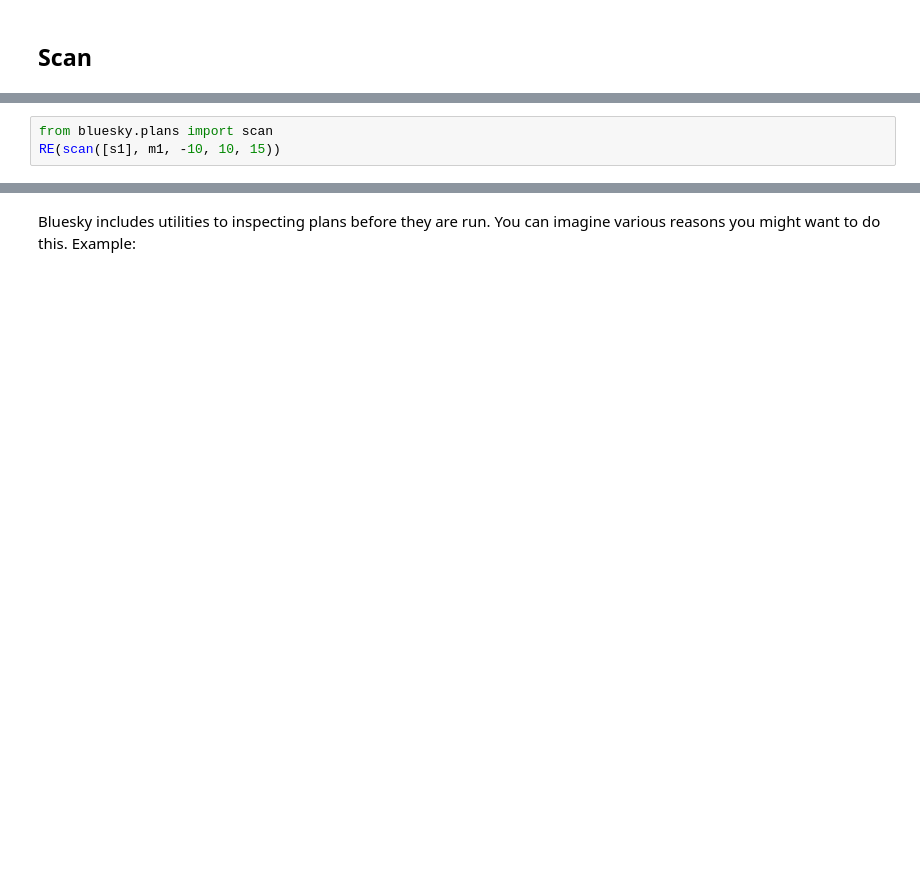
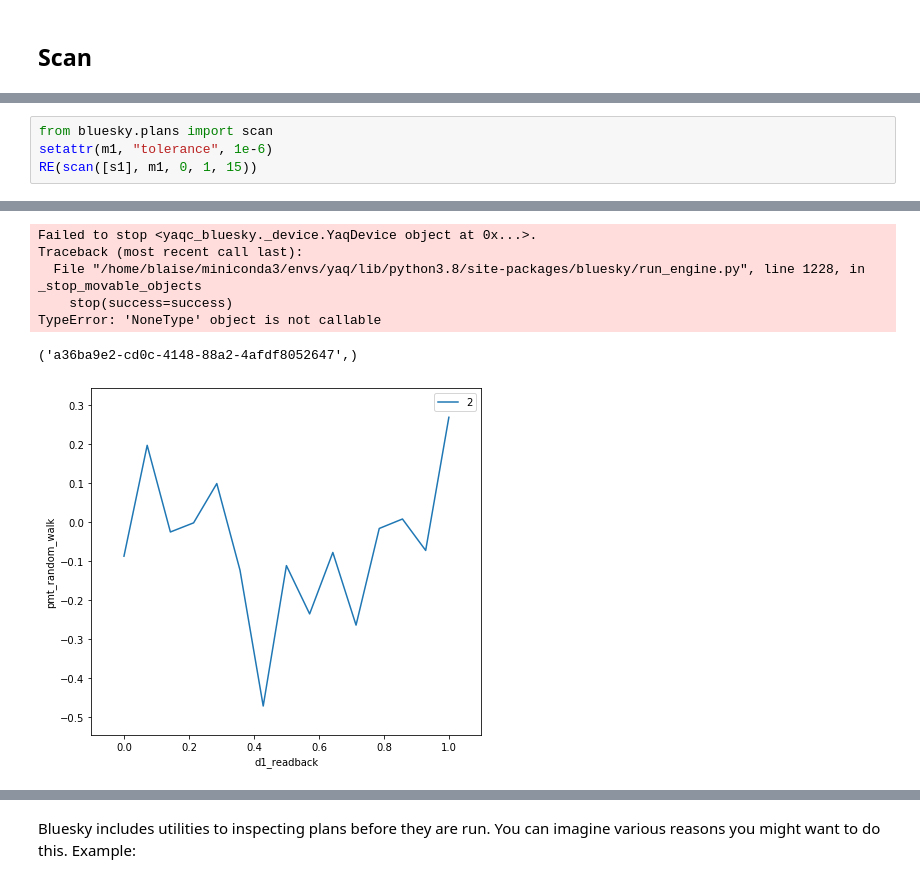
Before and after one commit to bluesky/yaqc-bluesky, a Jupyter notebook: binder/hello-bluesky.ipynb, the cells around one changed output, grey strips where cells are left out. Cells and saved outputs as stored; diff of their text form; blank space fills up the shorter version.

```diff
--- a/binder/hello-bluesky.ipynb
+++ b/binder/hello-bluesky.ipynb
@@ -45,3 +79,5 @@ RE(count([s1]))
 # %%
 from bluesky.plans import scan
-RE(scan([s1], m1, -10, 10, 15))
+setattr(m1, "tolerance", 1e-6)
+RE(scan([s1], m1, 0, 1, 15))
+# %% [output]
@@ -47,0 +101,7 @@ RE(scan([s1], m1, -10, 10, 15))
+Failed to stop <yaqc_bluesky._device.YaqDevice object at 0x...>.
+Traceback (most recent call last):
+  File "/home/blaise/miniconda3/envs/yaq/lib/python3.8/site-packages/bluesky/run_engine.py", line 1228, in _stop_movable_objects
+    stop(success=success)
+TypeError: 'NoneType' object is not callable
+('a36ba9e2-cd0c-4148-88a2-4afdf8052647',)
+[figure, added]
```
Also changed, not shown: parts of 11 cells of this notebook, 9 other files.
